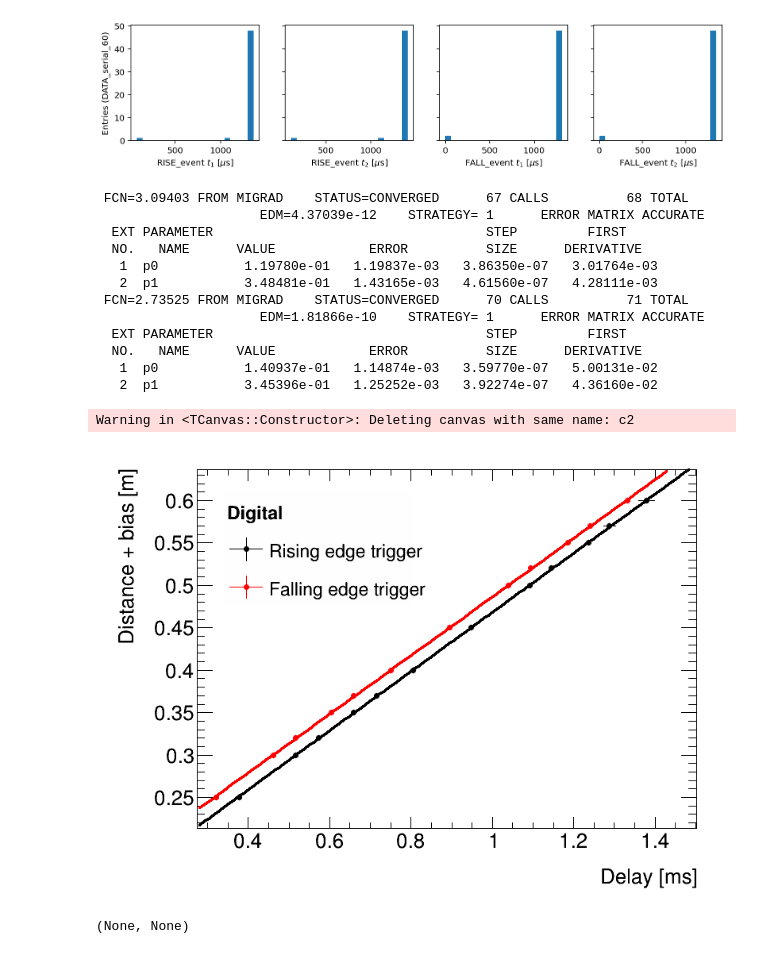
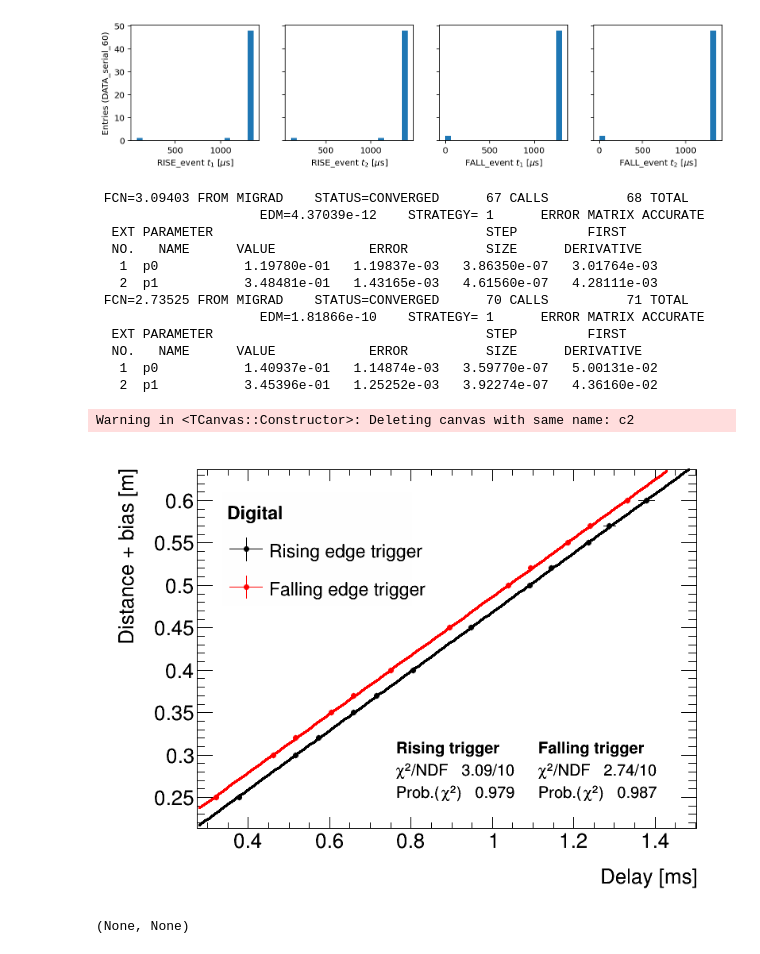
Before and after one commit to mattiasotgia/Lab2, a Jupyter notebook: esperienza_6__velocita_suono/analisi_dati/220413__analisi_dati_sspd.ipynb, the cells around one changed output. Drawn from its saved outputs; the diff is of its cells as text; code cells hidden in the pictures.

```diff
--- a/esperienza_6__velocita_suono/analisi_dati/220413__analisi_dati_sspd.ipynb
+++ b/esperienza_6__velocita_suono/analisi_dati/220413__analisi_dati_sspd.ipynb
@@ -88,6 +90,8 @@ l.SetFillColorAlpha(0, 0.75)
 l.SetTextSize(25)
 l.SetHeader('#bf{Analogic} #it{}')
 
+t = ROOT.TLatex()
+t.SetTextSize(22)
 
 rise_analogic.Draw('ap')
 rise_analogic.Fit('analog_rise')
@@ -96,5 +100,12 @@ fall_analogic.Fit('analog_fall')
 l.AddEntry(rise_analogic, 'Rising edge trigger', 'LPE')
 l.AddEntry(fall_analogic, 'Falling edge trigger', 'LPE')
 l.Draw()
+
+t.DrawLatexNDC(.475, .3, '#splitline{{#bf{{Rising trigger}}}}{{#splitline{{#chi^{{2}}/NDF   {:.3}/{}}}{{Prob.(#chi^{{2}})   {:.3}}}}}'
+               .format(f_rise_analogic.GetChisquare(),f_rise_analogic.GetNDF(),f_rise_analogic.GetProb()))
+
+t.DrawLatexNDC(.7, .3, '#splitline{{#bf{{Falling trigger}}}}{{#splitline{{#chi^{{2}}/NDF   {:.3}/{}}}{{Prob.(#chi^{{2}})   {:.3}}}}}'
+               .format(f_fall_analogic.GetChisquare(),f_fall_analogic.GetNDF(),f_fall_analogic.GetProb()))
+
 c1.Draw()
 # %% [output]
@@ -317,34 +329,41 @@ c2 = TCanvas('c2', '', 800, 600)
 l = ROOT.TLegend(0.2, 0.65, 0.5, 0.9)
 l.SetFillColorAlpha(0, 0.75)
 l.SetTextSize(25)
 l.SetHeader('#bf{Digital} #it{}')
 
 l.AddEntry(rise_digital, 'Rising edge trigger', 'LPE')
 l.AddEntry(fall_digital, 'Falling edge trigger', 'LPE')
 
 rise_digital.Draw('ap')
 rise_digital.Fit('rise_digital')
 
 fall_digital.Draw('p')
 fall_digital.Fit('fall_digital')
 
 l.Draw()
+
+t.DrawLatexNDC(.475, .3, '#splitline{{#bf{{Rising trigger}}}}{{#splitline{{#chi^{{2}}/NDF   {:.3}/{}}}{{Prob.(#chi^{{2}})   {:.3}}}}}'
+            .format(f_rise_digital.GetChisquare(),f_rise_digital.GetNDF(),f_rise_digital.GetProb()))
+
+t.DrawLatexNDC(.7, .3, '#splitline{{#bf{{Falling trigger}}}}{{#splitline{{#chi^{{2}}/NDF   {:.3}/{}}}{{Prob.(#chi^{{2}})   {:.3}}}}}'
+            .format(f_fall_digital.GetChisquare(),f_fall_digital.GetNDF(),f_fall_digital.GetProb()))
+
 c2.Draw()
 # %% [output]
  FCN=3.09403 FROM MIGRAD    STATUS=CONVERGED      67 CALLS          68 TOTAL
                      EDM=4.37039e-12    STRATEGY= 1      ERROR MATRIX ACCURATE
   EXT PARAMETER                                   STEP         FIRST
   NO.   NAME      VALUE            ERROR          SIZE      DERIVATIVE
    1  p0           1.19780e-01   1.19837e-03   3.86350e-07   3.01764e-03
    2  p1           3.48481e-01   1.43165e-03   4.61560e-07   4.28111e-03
  FCN=2.73525 FROM MIGRAD    STATUS=CONVERGED      70 CALLS          71 TOTAL
                      EDM=1.81866e-10    STRATEGY= 1      ERROR MATRIX ACCURATE
   EXT PARAMETER                                   STEP         FIRST
   NO.   NAME      VALUE            ERROR          SIZE      DERIVATIVE
    1  p0           1.40937e-01   1.14874e-03   3.59770e-07   5.00131e-02
    2  p1           3.45396e-01   1.25252e-03   3.92274e-07   4.36160e-02
 Warning in <TCanvas::Constructor>: Deleting canvas with same name: c2
-[figure, old version]
+[figure, new version]
 # %%
 ROOT.logs.print_stat(f_rise_digital), ROOT.logs.print_stat(f_fall_digital)
 # %% [output]
```
Also changed, not shown: parts of 5 cells of this notebook, 5 other files.
